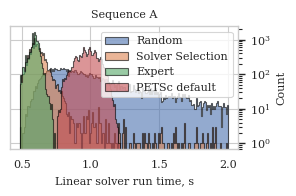
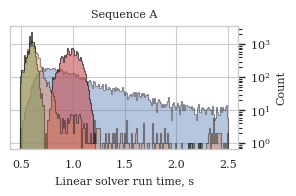
The notebook cell's code change between the first figure and the second:
--- before
+++ after
@@ -5,11 +5,11 @@
 
 bins = 200
-upper_lim = 2
+upper_lim = 2.5
 bins = np.linspace(min(data_rand), upper_lim, bins)
 plt.figure(figsize=(3,2))
-plt.hist(data_rand, bins=bins, density=False, alpha=0.6, edgecolor="black", label='Random', histtype='stepfilled')
-plt.hist(data, bins=bins, density=False, alpha=0.6, edgecolor="black", label='Solver Selection', histtype='stepfilled')
-plt.hist(data_expert, bins=bins, density=False, alpha=0.6, edgecolor="black", label='Expert', histtype='stepfilled')
-plt.hist(data_petsc_default, bins=bins, density=False, alpha=0.6, edgecolor="black", label='PETSc default', histtype='stepfilled')
+plt.hist(data_rand, bins=bins, density=False, alpha=0.4, edgecolor="black", label='Random', histtype='stepfilled', color='C0')
+plt.hist(data_petsc_default, bins=bins, density=False, alpha=0.6, edgecolor="black", label='PETSc default', histtype='stepfilled', color='C3')
+plt.hist(data_expert, bins=bins, density=False, alpha=0.6, edgecolor="black", label='Oracle', histtype='stepfilled', color='C2')
+plt.hist(data, bins=bins, density=False, alpha=0.4, edgecolor="black", label='Selection', histtype='stepfilled', color='C1')
 
 
@@ -17,5 +17,5 @@
 plt.ylabel("Count")
 plt.yscale('log')
-plt.legend()
+# plt.legend()
 ax = plt.gca()
 ax.yaxis.tick_right()
@@ -23,2 +23,3 @@
 plt.title('Sequence A')
 plt.tight_layout()
+plt.savefig('figures/spe_runtime_histogram.png', dpi=600)

Commit: Changes in the notebooks